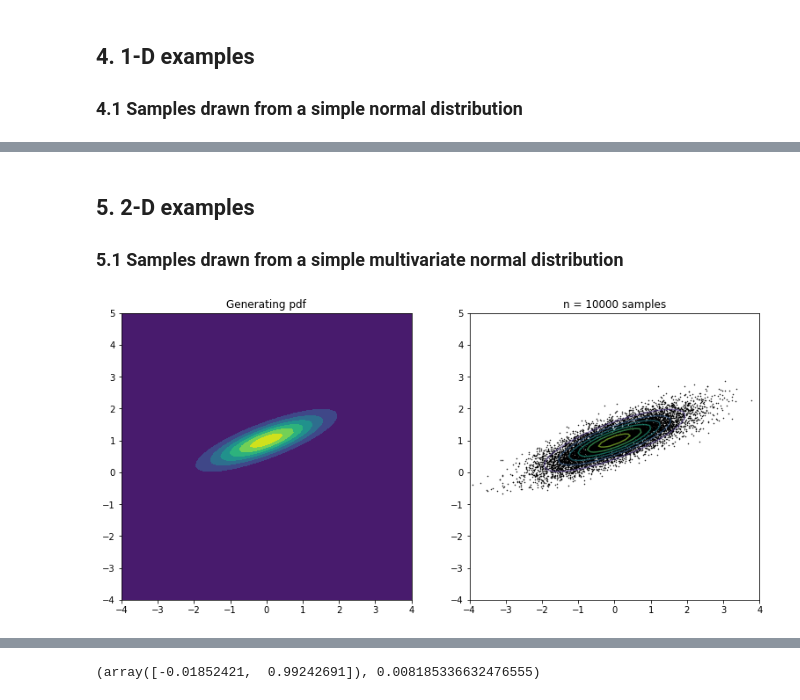
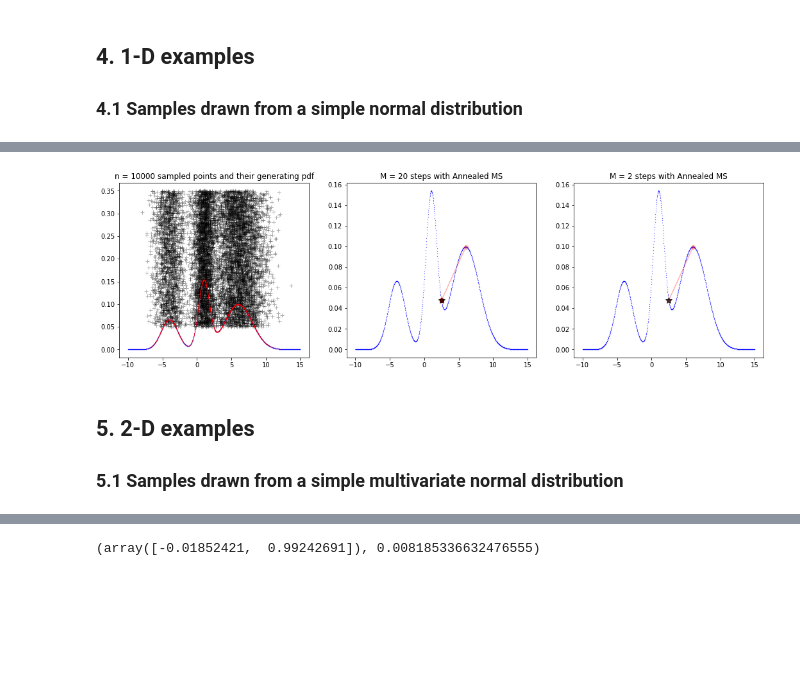
Before and after one commit to ValentinRetamal/Demos, a Jupyter notebook: Statistical Analysis/Mean-Shift algorithm for seeking mode.ipynb, the cells around one changed output, grey strips where cells are left out. Cells and saved outputs as stored; diff of their text form; code cells hidden in the pictures; blank space fills up the shorter version.

```diff
--- a/Statistical Analysis/Mean-Shift algorithm for seeking mode.ipynb
+++ b/Statistical Analysis/Mean-Shift algorithm for seeking mode.ipynb
@@ -328,0 +360,5 @@ plt.show()
+# %%
+xin2 = np.random.uniform(-10, 15)
+
+m2 = np.linspace(0, 2, 20)
+hm2 = 1000 + np.exp(-m2)
@@ -329,3 +382,31 @@ plt.show()
+# %%
+x = np.linspace(-10,15,1000)
+y1 = 0.3 * simpnorm(x,mu21, sigma21) + 0.5 * simpnorm(x, mu22, sigma22) + 0.2 * simpnorm(x, mu23, sigma23)
+y2 = 0.3 * simpnorm(xsams2,mu21, sigma21) + 0.5 * simpnorm(xsams2, mu22, sigma22) + 0.2 * simpnorm(xsams2, mu23, sigma23)
+y3 = 0.3 * simpnorm(xsfms2,mu21, sigma21) + 0.5 * simpnorm(xsfms2, mu22, sigma22) + 0.2 * simpnorm(xsfms2, mu23, sigma23)
+
+fig, ax = plt.subplots(1, 3, figsize=(18, 5))
+
+ax[0].plot(xsam2, 0.05 + 0.3 * np.random.random(xsam2.shape[0]), '+k', alpha=0.3, zorder=1)
+ax[0].plot(x, y1, 'b.', ms=0.5, zorder=2)
+ax[0].plot(xsam2, ysam2, 'r.', ms=0.1, zorder=3)
+ax[0].set_title('n = ' + str(size1) + ' sampled points and their generating pdf')
+
+ax[1].plot(x, y1, 'b.', ms=0.5)
+ax[1].plot(xsams2, y2, 'r-', alpha=0.3, ms=0.5)
+ax[1].plot(xsams2, y2, 'ro', alpha=0.3)
+ax[1].plot(xsams2[-1], y2[-1], 'k*', alpha=0.7, ms=10)
+ax[1].set_title('M = ' + str(len(hm2)) + ' steps with Annealed MS')
+
+ax[2].plot(x, y1, 'b.', ms=0.5)
+ax[2].plot(xsfms2, y3, 'r-', alpha=0.3, ms=0.5)
+ax[2].plot(xsfms2, y3, 'ro', alpha=0.3)
+ax[2].plot(xsfms2[-1], y3[-1], 'k*', alpha=0.7, ms=10)
+ax[2].set_title('M = ' + str(len(xsfms2)) + ' steps with Annealed MS')
+
+plt.show()
+# %% [output]
+[figure, added]
 # %% [markdown]
 ## 5. 2-D examples
 
@@ -346,21 +427,6 @@ xv, yv = np.meshgrid(x, y)
 
 xsam = np.random.multivariate_normal(mu, cov, size)
 ev = multnorm(xv, yv, mu, cov)
-# %%
-fig, ax = plt.subplots(1, 2, figsize=(13,6))
-
-ax[0].contourf(x, y, ev, cmap='viridis')
-ax[0].set_title('Generating pdf')
-
-ax[1].plot(xsam.T[0], xsam.T[1], 'k.', ms=1, zorder=1)
-ax[1].contour(x, y, ev, alpha=0.6, cmap='viridis', zorder=2)
-ax[1].set_xlim([x[0], x[-1]])
-ax[1].set_ylim([y[0], y[-1]])
-ax[1].set_title('n = ' + str(size) + ' samples')
-
-plt.show()
-# %% [output]
-[figure, removed]
 # %%
 m2 = np.linspace(0, 2, 20)
 hm2 = 6 + np.exp(-m1)
```
Also changed, not shown: parts of 10 cells of this notebook.
